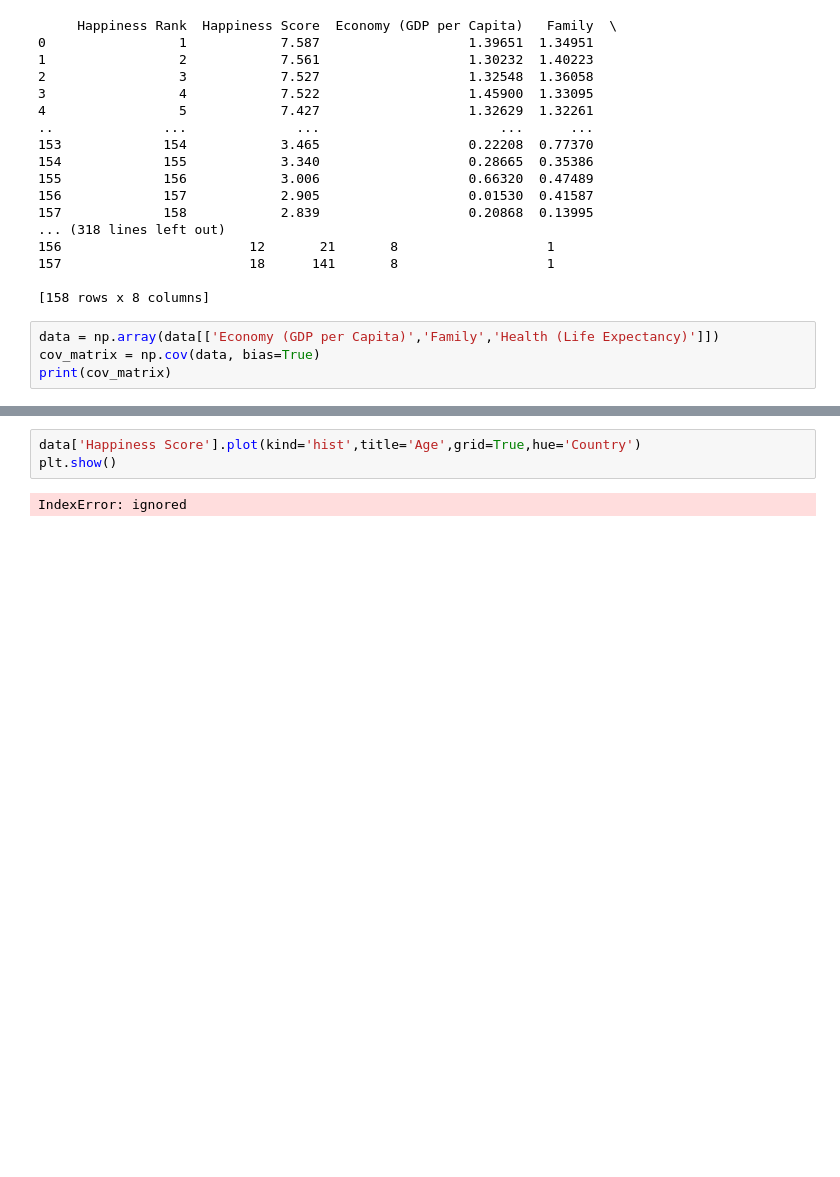
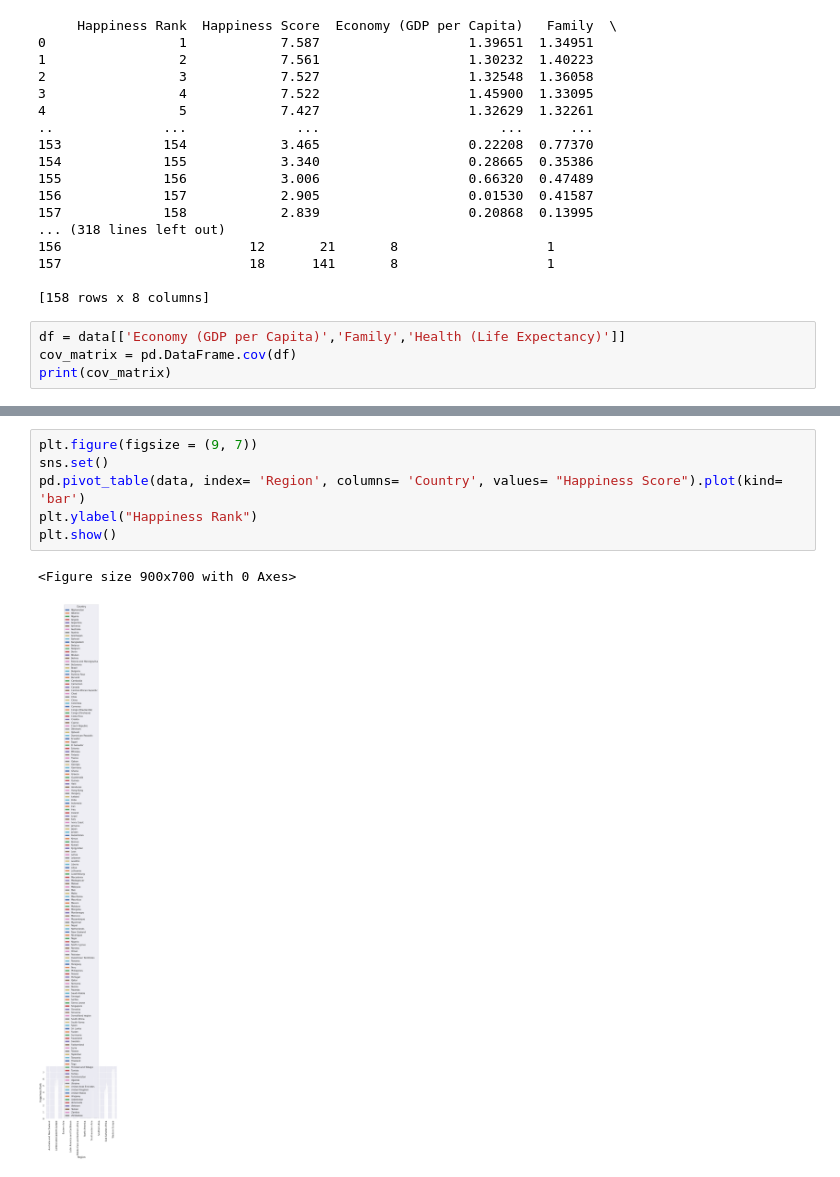
Before and after one commit to SoheliPaul/Machine-Learning, a Jupyter notebook: MLCIA2_2348561.ipynb, the cells around one changed output, grey strips where cells are left out. Drawn from its saved outputs; the diff is of its cells as text; blank space fills up the shorter version.

```diff
--- a/MLCIA2_2348561.ipynb
+++ b/MLCIA2_2348561.ipynb
@@ -226,7 +239,7 @@ scaled_data = scaler.fit_transform(newdata)
 
 [158 rows x 8 columns]
 # %%
-data = np.array(data[['Economy (GDP per Capita)','Family','Health (Life Expectancy)']])
-cov_matrix = np.cov(data, bias=True)
+df = data[['Economy (GDP per Capita)','Family','Health (Life Expectancy)']]
+cov_matrix = pd.DataFrame.cov(df)
 print(cov_matrix)
 # %% [output]
@@ -236,5 +260,9 @@ sns.heatmap(cov_matrix, cmap='coolwarm', annot=True)
-# %%
-data['Happiness Score'].plot(kind='hist',title='Age',grid=True,hue='Country')
-plt.show()
-# %% [output]
-IndexError: ignored
+# %%
+plt.figure(figsize = (9, 7))
+sns.set()
+pd.pivot_table(data, index= 'Region', columns= 'Country', values= "Happiness Score").plot(kind= 'bar')
+plt.ylabel("Happiness Rank")
+plt.show()
+# %% [output]
+<Figure size 900x700 with 0 Axes>
+[figure, added]
```
Also changed, not shown: parts of 11 cells of this notebook.
